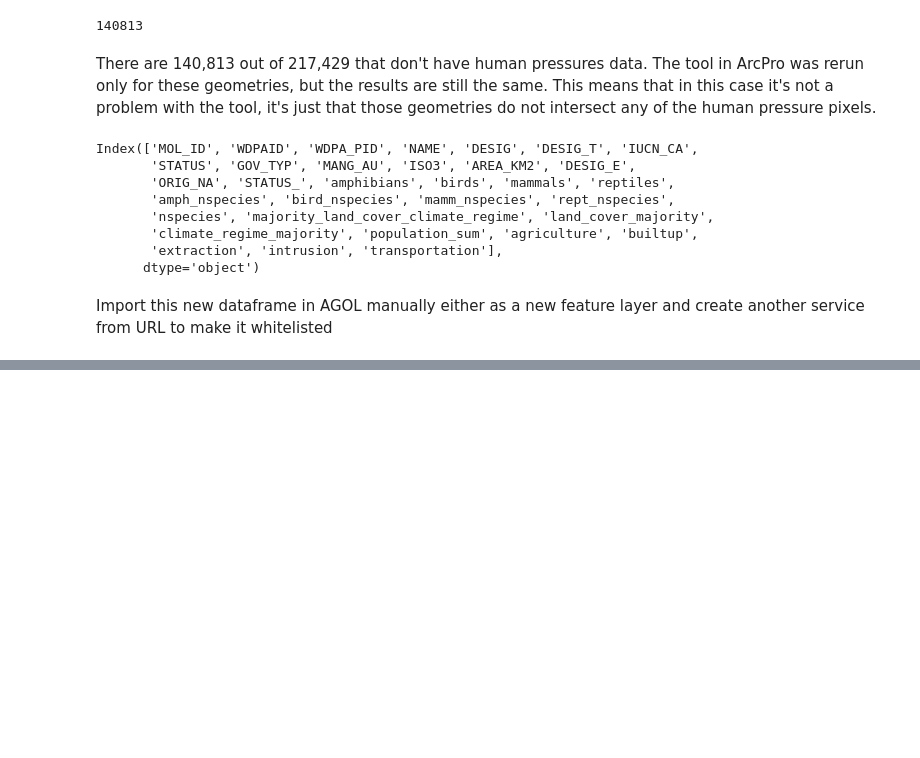
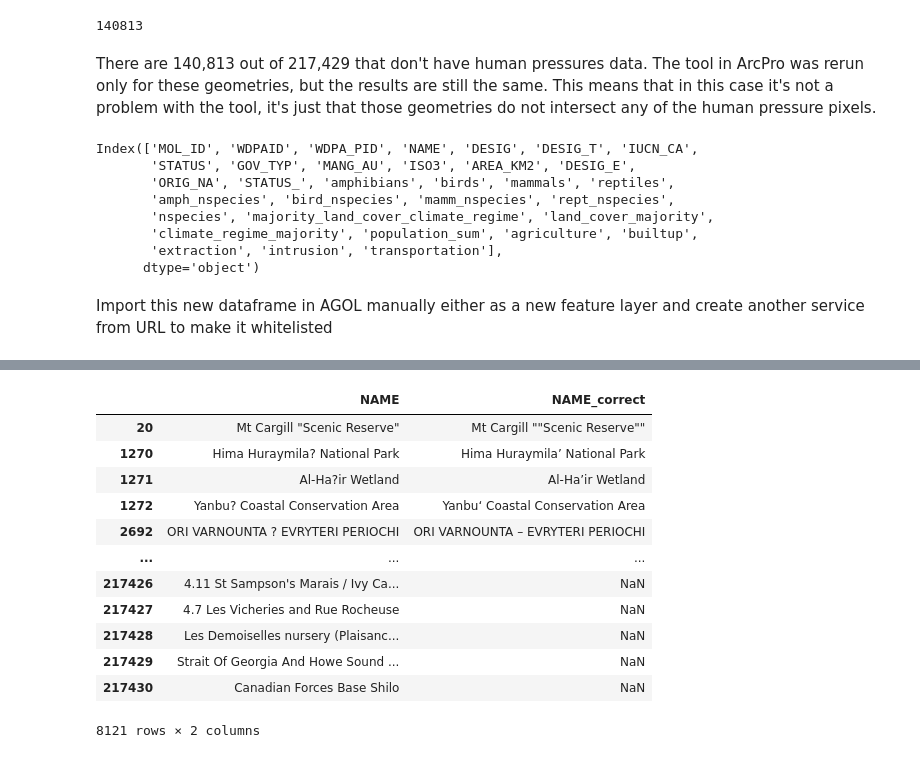
Before and after one commit to Vizzuality/he-scratchfolder, a Jupyter notebook: Precalculated_WDPA_SPS.ipynb, the cells around one changed output, grey strips where cells are left out. Drawn from its saved outputs; the diff is of its cells as text; code cells hidden in the pictures; blank space fills up the shorter version.

```diff
--- a/Precalculated_WDPA_SPS.ipynb
+++ b/Precalculated_WDPA_SPS.ipynb
@@ -514,0 +520,6 @@ Import this new dataframe in AGOL manually either as a new feature layer and cre
+# %%
+wdpa = pd.read_csv('/Users/sofia/Documents/HE_Data/Precalculated/WDPA_Precalculated/Outputs/wdpa_precalculated_aoi_summaries.csv')
+wdpa_names = pd.read_csv('/Users/sofia/Documents/HE_Data/WDPA/WDPA_FILTERED_20210615_FILTERED_TERR01_missing1980_no_oecm_wdpa_pid_hash_20230322.csv')
+# %%
+wdpa = wdpa.drop(columns={'Unnamed: 0'})
+wdpa.head(1)
@@ -514,0 +548,3 @@ Import this new dataframe in AGOL manually either as a new feature layer and cre
+# %%
+names = wdpa_names[['WDPA_PID', 'NAME']].rename(columns={'NAME':'NAME_correct'})
+names.head(1)
@@ -514,0 +554,4 @@ Import this new dataframe in AGOL manually either as a new feature layer and cre
+# %%
+# Merge NAME columns from new dataset into the one with the precalculations
+dff = pd.merge(wdpa, names, how='left', on='WDPA_PID')
+dff.head(1)
@@ -514,0 +562,18 @@ Import this new dataframe in AGOL manually either as a new feature layer and cre
+# %%
+# Check which wdpa have different names in the first dataset compared to the corrected dataset
+dff2 = dff[dff.NAME!=dff.NAME_correct]
+dff2[['NAME', 'NAME_correct']]
+# %% [output]
+|  | NAME | NAME_correct |
+| 20 | Mt Cargill "Scenic Reserve" | Mt Cargill ""Scenic Reserve"" |
+| 1270 | Hima Huraymila? National Park | Hima Huraymila’ National Park |
+| 1271 | Al-Ha?ir Wetland | Al-Ha’ir Wetland |
+| 1272 | Yanbu? Coastal Conservation Area | Yanbu‘ Coastal Conservation Area |
+| 2692 | ORI VARNOUNTA ? EVRYTERI PERIOCHI | ORI VARNOUNTA – EVRYTERI PERIOCHI |
+| ... | ... | ... |
+| 217426 | 4.11 St Sampson's Marais / Ivy Ca... | NaN |
+| 217427 | 4.7 Les Vicheries and Rue Rocheuse | NaN |
+| 217428 | Les Demoiselles nursery (Plaisanc... | NaN |
+| 217429 | Strait Of Georgia And Howe Sound ... | NaN |
+| 217430 | Canadian Forces Base Shilo | NaN |
+8121 rows × 2 columns
```
Also changed, not shown: parts of 16 cells of this notebook, 2 other files.
